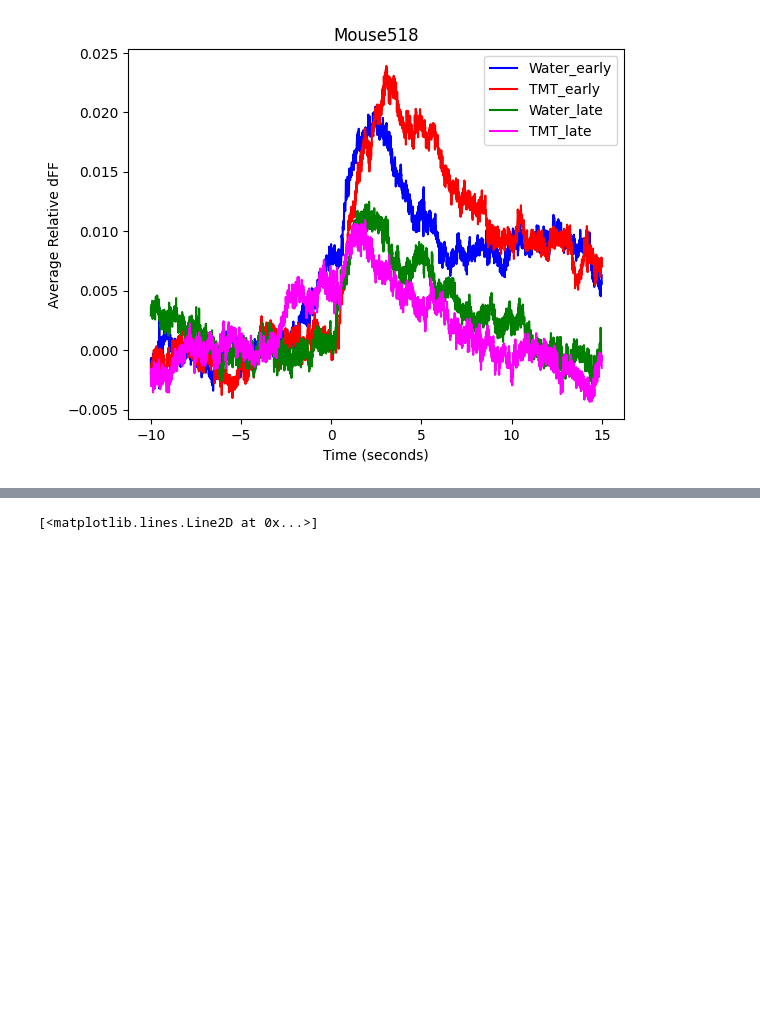
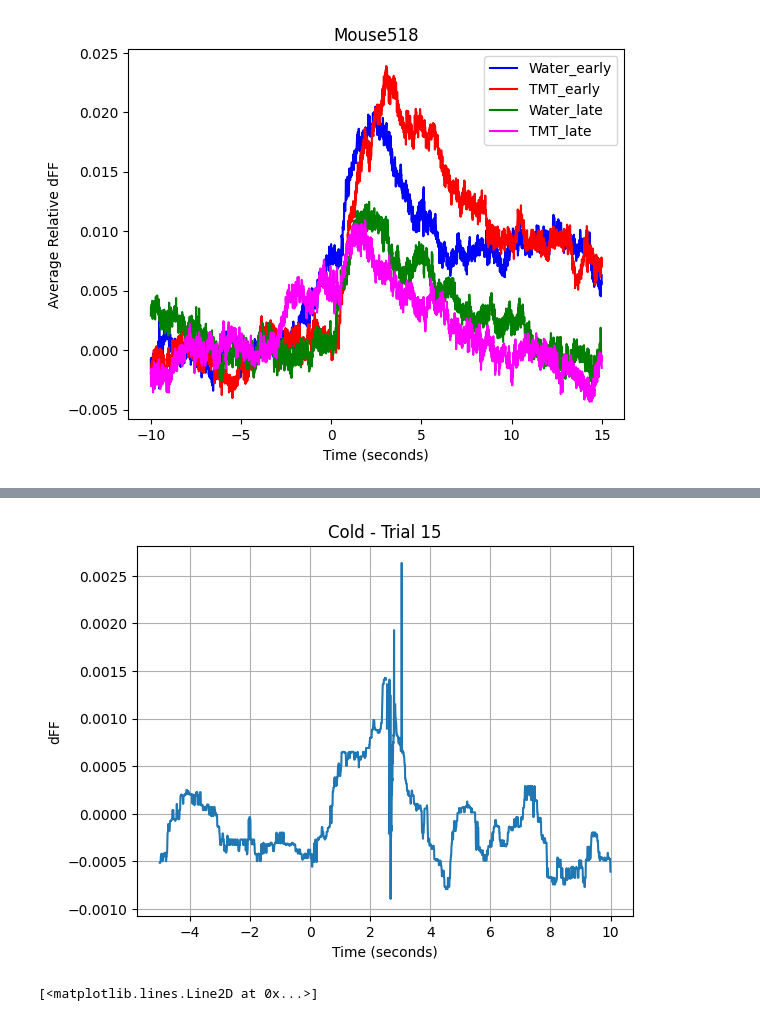
Before and after one commit to MagM00/nevian_lab, a Jupyter notebook: sensory_stim_analysis/sens_FP_analysis-617_618.ipynb, the cells around one changed output, grey strips where cells are left out. Saved outputs shown, nothing was run; the diff lists cells and outputs as text; code cells hidden in the pictures; blank space fills up the shorter version.

```diff
--- a/sensory_stim_analysis/sens_FP_analysis-617_618.ipynb
+++ b/sensory_stim_analysis/sens_FP_analysis-617_618.ipynb
@@ -798,6 +799,9 @@ ppd_file_path = r'E:\sensory_stim\fp\617-2023-11-22-121443.ppd'
 ppd_file_path = r'E:\sensory_stim\grabda\sham\516_sham-2024-03-13-165123.ppd'
 #ppd_file_path = r'E:\sensory_stim\grabda\sham\519_sham-2024-03-14-190844.ppd'
 #ppd_file_path = r'E:\sensory_stim\grabda\sham\520_sham-2024-03-14-222119.ppd'
+#ppd_file_path = r'E:\sensory_stim\grabda\SNI\517_SNI-2024-03-14-160812.ppd'
+#ppd_file_path = r'E:\sensory_stim\grabda\SNI\518_SNI-2024-03-14-173355.ppd'
+#ppd_file_path = r'E:\sensory_stim\grabda\SNI\521_SNI-2024-03-18-171819.ppd'
 #ppd_file_path = r'E:\sensory_stim\grabda\SNI\522_SNI-2024-03-18-183638.ppd'
 
 
@@ -822,12 +826,14 @@ ledonset = 582
 ledonset = 2469
 ledonset = 502
 ledonset = 623 # mouse 516 sham
-ledonset = 722 # mouse 519 sham
-ledonset = 1009 # mouse 520 sham
+#ledonset = 722 # mouse 519 sham
+#ledonset = 1009 # mouse 520 sham
 #ledonset = 504 # mouse 522 SNI
 
 pre_start = 5
 post_start = 10
+
+mouse_name = os.path.basename(file_path).split('-')[0][0:3] + ' ' + (lambda x: x.group(1) if x else "Pattern not found")(re.search(r'(SNI|sham)', os.path.dirname(file_path).replace('\\', '/')))
 # %%
 
 # Extract the filename without the extension
@@ -1054,3 +1185,91 @@ plt.plot(data['analog_1'])
+# %%
+import tkinter as tk
+from tkinter import ttk
+import numpy as np
+import matplotlib.pyplot as plt
+from matplotlib.backends.backend_tkagg import FigureCanvasTkAgg
+
+# Mock function definitions (replace these with actual functions or data loading logic from your setup)
+def load_data():
+    """
+    Placeholder function to mimic data loading.
+    Replace this function with actual logic to load and prepare your data.
+    """
+    global trace_data_matrix_pinp, trace_data_matrix_weak, trace_data_matrix_mild, trace_data_matrix_hard
+    global trace_data_matrix_cold, trace_data_matrix_room, trace_data_matrix_warm
+    # Example: Load your data here and initialize the above variables accordingly
+
+load_data()  # Call this function at the start of your application to load and prepare your data
+
+class DataExplorer:
+    def __init__(self, master):
+        self.master = master
+        self.master.title("Data Explorer")
+
+        # Dictionary to map stimulus types to their respective data
+        self.data_matrices = {
+            'Pinprick': trace_data_matrix_pinp,
+            'Weak': trace_data_matrix_weak,
+            'Mild': trace_data_matrix_mild,
+            'Hard': trace_data_matrix_hard,
+            'Cold': trace_data_matrix_cold,
+            'Room': trace_data_matrix_room,
+            'Warm': trace_data_matrix_warm,
+        }
+
+        self.create_widgets()
+
+    def create_widgets(self):
+        # Dropdown for Stimulus Type
+        self.stimulus_label = tk.Label(self.master, text="Select Stimulus Type:")
+        self.stimulus_label.grid(row=0, column=0, padx=10, pady=5)
+
+        self.stimulus_var = tk.StringVar()
+        self.stimulus_dropdown = ttk.Combobox(self.master, textvariable=self.stimulus_var, state="readonly", values=list(self.data_matrices.keys()))
+        self.stimulus_dropdown.grid(row=0, column=1, padx=10, pady=5)
+        self.stimulus_dropdown.bind("<<ComboboxSelected>>", self.update_plot)
+
+        # Slider for Trial Selection
+        self.trial_slider = tk.Scale(self.master, from_=0, to_=0, orient=tk.HORIZONTAL, label="Select Trial Number:", command=lambda event: self.update_plot())
+        self.trial_slider.grid(row=1, column=0, columnspan=2, padx=10, pady=5, sticky="ew")
+
+        # Figure for plotting
+        self.fig, self.ax = plt.subplots()
+        self.canvas = FigureCanvasTkAgg(self.fig, master=self.master)
+        self.canvas_widget = self.canvas.get_tk_widget()
+        self.canvas_widget.grid(row=2, column=0, columnspan=2, padx=10, pady=5)
+
+    def update_plot(self, event=None):
+        stimulus_type = self.stimulus_var.get()
+        trial_number = int(self.trial_slider.get())
+
+        if stimulus_type:
+            data = self.data_matrices[stimulus_type][trial_number, :]
+            sampling_rate = 130
+            time_vector = np.linspace(-5, 10, len(data))
+
+            self.ax.clear()
+            self.ax.plot(time_vector, data)
+            self.ax.set_title(f"{stimulus_type} - Trial {trial_number + 1}")
+            self.ax.set_xlabel("Time (seconds)")
+            self.ax.set_ylabel("dFF")
+            self.ax.grid(True)
+
+            self.canvas.draw()
+
+        # Update the trial slider's range based on the selected stimulus
+        max_trials = self.data_matrices[stimulus_type].shape[0] - 1
+        self.trial_slider.configure(to=max_trials)
+
+def main():
+    root = tk.Tk()
+    app = DataExplorer(root)
+    root.mainloop()
+
+if __name__ == "__main__":
+    main()
+# %% [output]
+[figure, added]
 # %%
 import numpy as np
 from scipy.signal import medfilt
```
Also changed, not shown: parts of 3 cells of this notebook.
